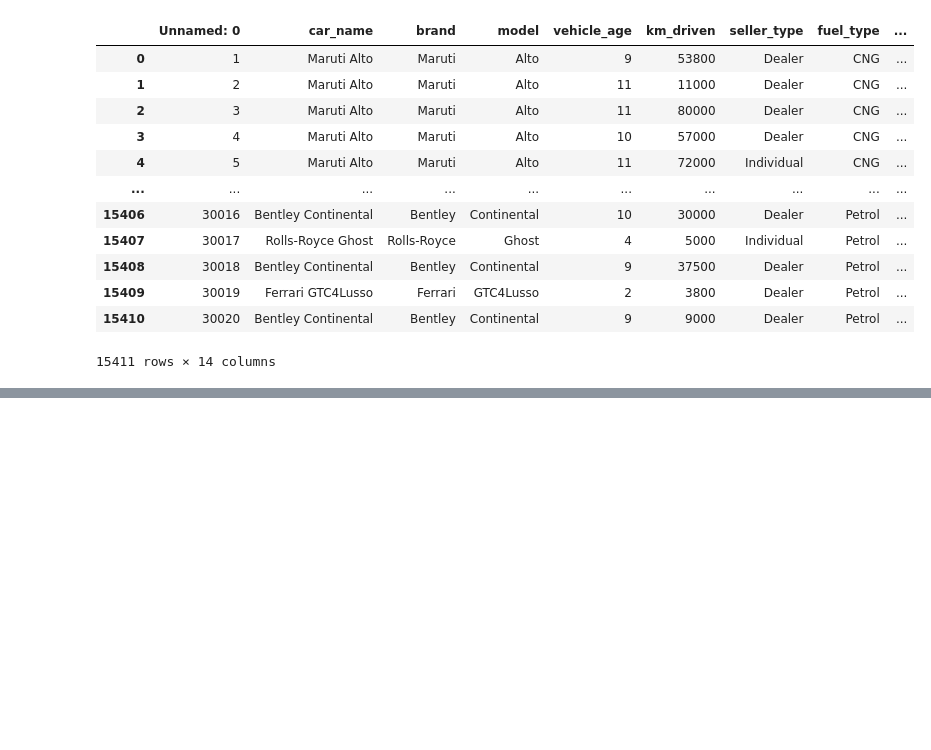
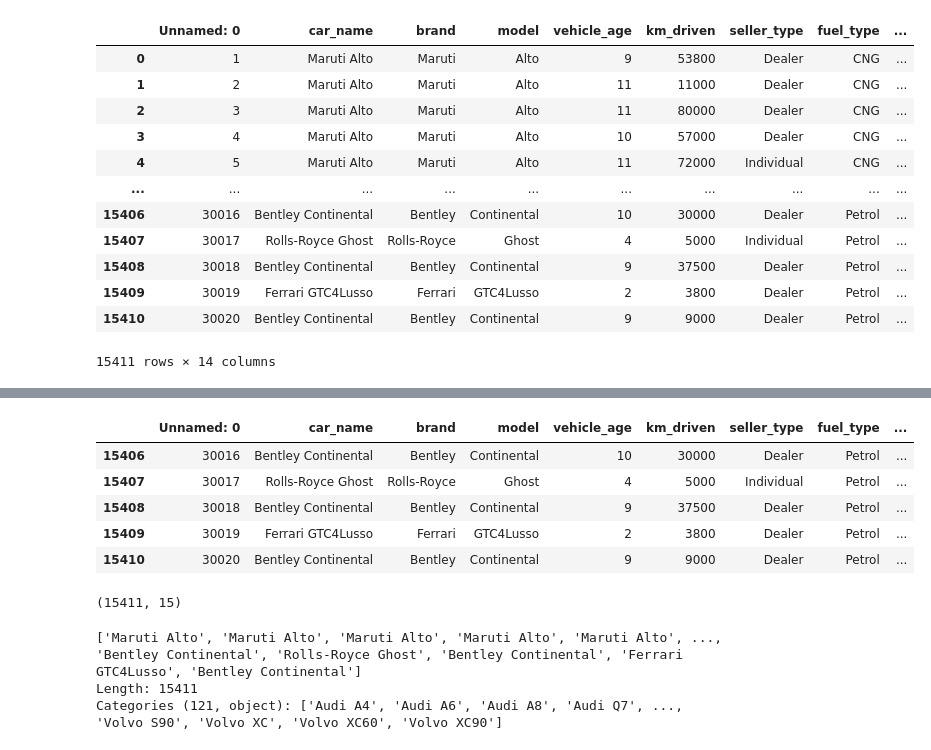
Before and after one commit to Kanishk-kh821/carpriceprediction, a Jupyter notebook: main.ipynb, the cells around one changed output, grey strips where cells are left out. Cells and saved outputs as stored; diff of their text form; code cells hidden in the pictures; blank space fills up the shorter version.

```diff
--- a/main.ipynb
+++ b/main.ipynb
@@ -46,0 +172,19 @@ df
+# %%
+df.tail()
+# %% [output]
+|  | Unnamed: 0 | car_name | brand | model | vehicle_age | km_driven | seller_type | fuel_type | ... |
+| 15406 | 30016 | Bentley Continental | Bentley | Continental | 10 | 30000 | Dealer | Petrol | ... |
+| 15407 | 30017 | Rolls-Royce Ghost | Rolls-Royce | Ghost | 4 | 5000 | Individual | Petrol | ... |
+| 15408 | 30018 | Bentley Continental | Bentley | Continental | 9 | 37500 | Dealer | Petrol | ... |
+| 15409 | 30019 | Ferrari GTC4Lusso | Ferrari | GTC4Lusso | 2 | 3800 | Dealer | Petrol | ... |
+| 15410 | 30020 | Bentley Continental | Bentley | Continental | 9 | 9000 | Dealer | Petrol | ... |
+# %%
+df.shape
+# %% [output]
+(15411, 15)
+# %%
+pd.Categorical(df['car_name'])
+# %% [output]
+['Maruti Alto', 'Maruti Alto', 'Maruti Alto', 'Maruti Alto', 'Maruti Alto', ..., 'Bentley Continental', 'Rolls-Royce Ghost', 'Bentley Continental', 'Ferrari GTC4Lusso', 'Bentley Continental']
+Length: 15411
+Categories (121, object): ['Audi A4', 'Audi A6', 'Audi A8', 'Audi Q7', ..., 'Volvo S90', 'Volvo XC', 'Volvo XC60', 'Volvo XC90']
```
Also changed, not shown: parts of 7 cells of this notebook.
